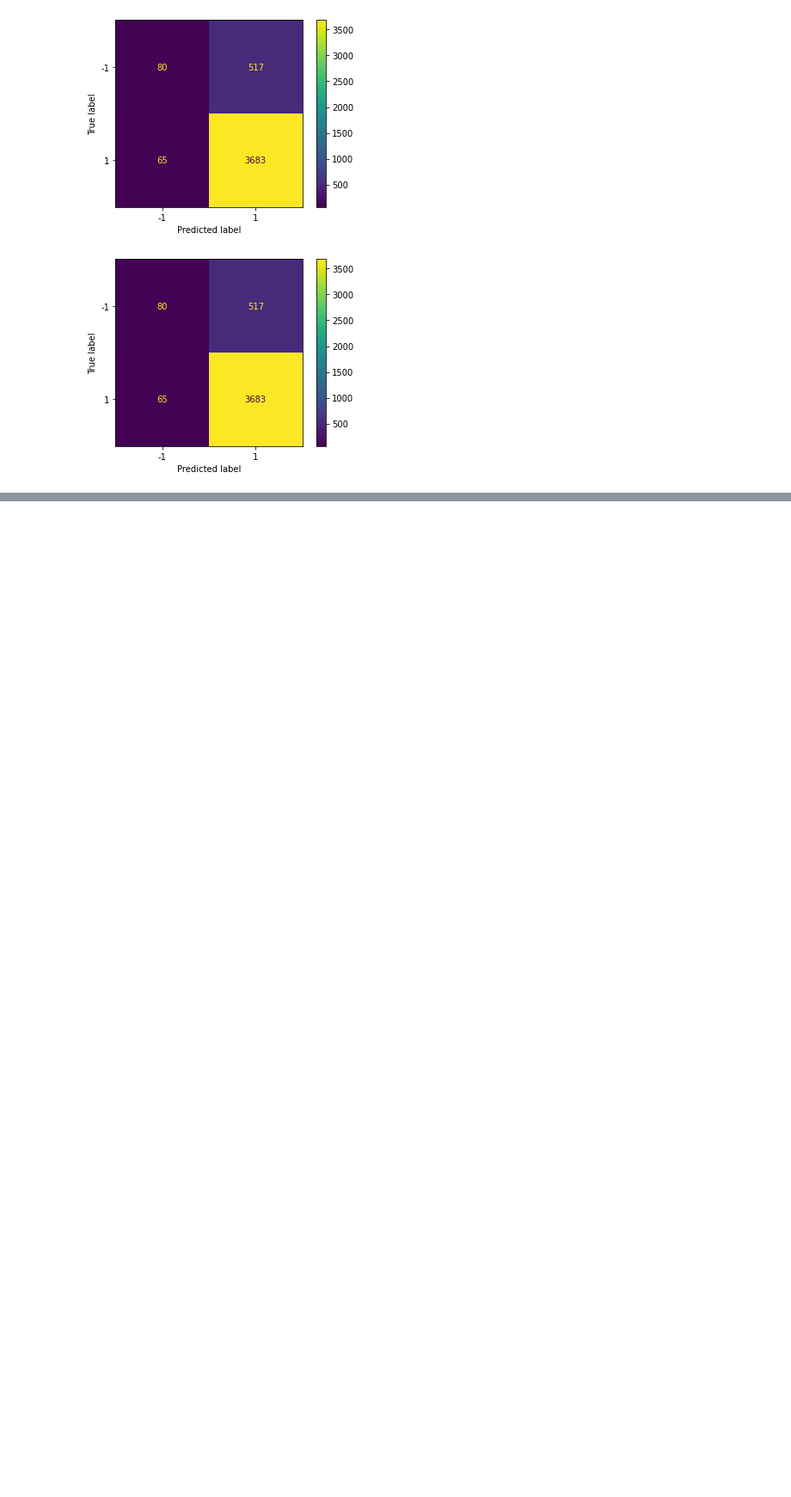
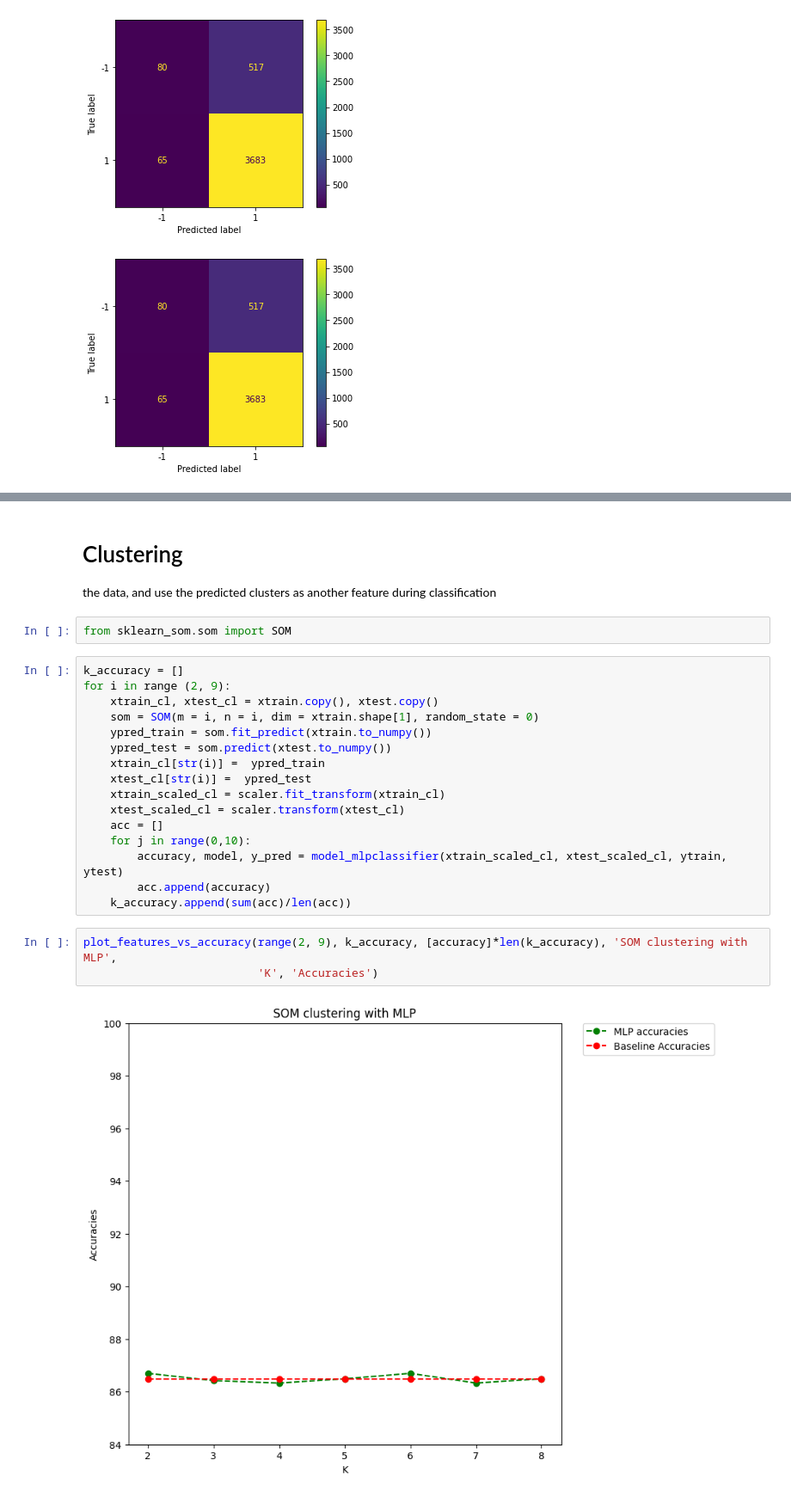
Before and after one commit to HadyKh/Crowd-Sensing-Classification, a Jupyter notebook: Code.ipynb, the cells around one changed output, grey strips where cells are left out. Shown at 86% size. Cells and saved outputs as stored; diff of their text form; blank space fills up the shorter version.

```diff
--- a/Code.ipynb
+++ b/Code.ipynb
@@ -785,0 +781,26 @@ from sklearn_som.som import SOM
+# %% [markdown]
+# Clustering
+the data, and use the predicted clusters as another feature during classification
+# %%
+from sklearn_som.som import SOM
+# %%
+k_accuracy = []
+for i in range (2, 9):
+    xtrain_cl, xtest_cl = xtrain.copy(), xtest.copy()
+    som = SOM(m = i, n = i, dim = xtrain.shape[1], random_state = 0)
+    ypred_train = som.fit_predict(xtrain.to_numpy())
+    ypred_test = som.predict(xtest.to_numpy())
+    xtrain_cl[str(i)] =  ypred_train
+    xtest_cl[str(i)] =  ypred_test
+    xtrain_scaled_cl = scaler.fit_transform(xtrain_cl)
+    xtest_scaled_cl = scaler.transform(xtest_cl)
+    acc = []
+    for j in range(0,10):
+        accuracy, model, y_pred = model_mlpclassifier(xtrain_scaled_cl, xtest_scaled_cl, ytrain, ytest)
+        acc.append(accuracy)
+    k_accuracy.append(sum(acc)/len(acc))
+# %%
+plot_features_vs_accuracy(range(2, 9), k_accuracy, [accuracy]*len(k_accuracy), 'SOM clustering with MLP',
+                          'K', 'Accuracies')
+# %% [output]
+[figure, added]
```
Also changed, not shown: parts of 26 cells of this notebook.
